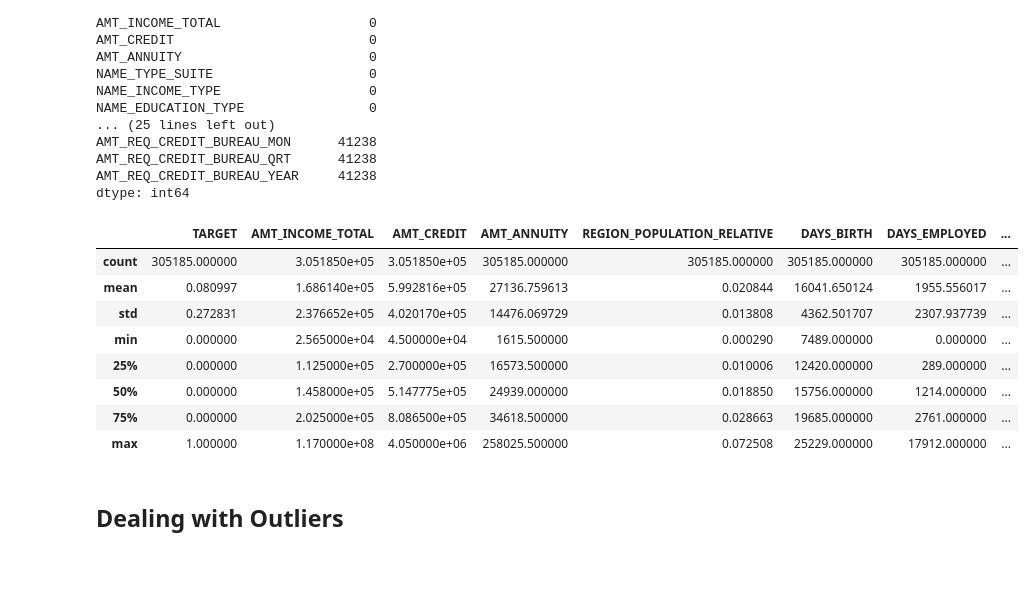
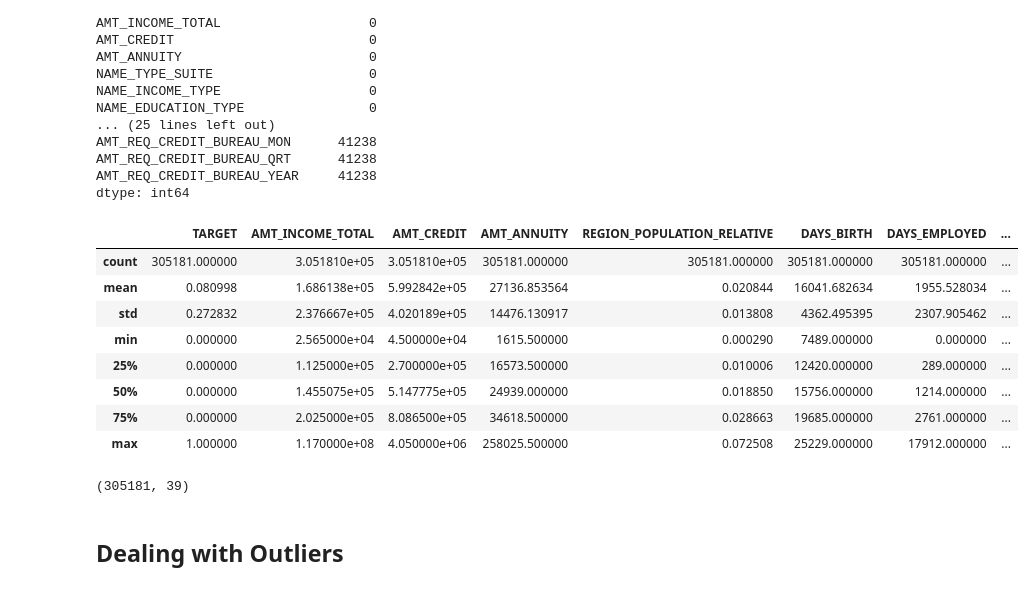
Before and after one commit to Abjaraco/loan_project, a Jupyter notebook: loan_default_EDA.ipynb, the cells around one changed output. Drawn from its saved outputs; the diff is of its cells as text; code cells hidden in the pictures.

```diff
--- a/loan_default_EDA.ipynb
+++ b/loan_default_EDA.ipynb
@@ -1051,14 +1069,14 @@ AMT_REQ_CREDIT_BUREAU_YEAR     41519
 dtype: int64
 # %%
 # dropping NaN rows based on specific columns
-refined_df.dropna(subset=['AMT_ANNUITY'], inplace=True)
+df_dropped.dropna(subset=['AMT_ANNUITY'], inplace=True)
 
-refined_df.dropna(subset=['NAME_TYPE_SUITE'], inplace=True)
+df_dropped.dropna(subset=['NAME_TYPE_SUITE'], inplace=True)
 
-refined_df.dropna(subset=['OBS_60_CNT_SOCIAL_CIRCLE'], inplace=True)
+df_dropped.dropna(subset=['OBS_60_CNT_SOCIAL_CIRCLE'], inplace=True)
 
-refined_df.dropna(subset=['DEF_60_CNT_SOCIAL_CIRCLE'], inplace=True)
+df_dropped.dropna(subset=['DEF_60_CNT_SOCIAL_CIRCLE'], inplace=True)
 
-refined_df.dropna(subset=['DAYS_LAST_PHONE_CHANGE'], inplace=True)
+df_dropped.dropna(subset=['DAYS_LAST_PHONE_CHANGE'], inplace=True)
 # %%
 # viewing the number of null values in each column
@@ -1084,7 +1102,7 @@ AMT_REQ_CREDIT_BUREAU_YEAR     41238
 dtype: int64
 # %%
 # dropping ID column
-refined_df.drop(columns='SK_ID_CURR', inplace=True)
+df_dropped.drop(columns='SK_ID_CURR', inplace=True)
 # %%
 def postive(x):
     if x < 0:
@@ -1095,19 +1113,26 @@ def postive(x):
 neg_col = ['DAYS_EMPLOYED','DAYS_BIRTH', 'DAYS_REGISTRATION', 'DAYS_ID_PUBLISH', 'DAYS_LAST_PHONE_CHANGE']
 
 for col in neg_col:
-    refined_df[col] = refined_df[col].apply(postive)
+    df_dropped[col] = df_dropped[col].apply(postive)
+# %%
+# found 4 random XNA values in gender column
+df_dropped = df_dropped[df_dropped['CODE_GENDER'] != 'XNA']
 # %%
-refined_df.describe()
+df_dropped.describe()
 # %% [output]
 |  | TARGET | AMT_INCOME_TOTAL | AMT_CREDIT | AMT_ANNUITY | REGION_POPULATION_RELATIVE | DAYS_BIRTH | DAYS_EMPLOYED | ... |
-| count | 305185.000000 | 3.051850e+05 | 3.051850e+05 | 305185.000000 | 305185.000000 | 305185.000000 | 305185.000000 | ... |
-| mean | 0.080997 | 1.686140e+05 | 5.992816e+05 | 27136.759613 | 0.020844 | 16041.650124 | 1955.556017 | ... |
-| std | 0.272831 | 2.376652e+05 | 4.020170e+05 | 14476.069729 | 0.013808 | 4362.501707 | 2307.937739 | ... |
+| count | 305181.000000 | 3.051810e+05 | 3.051810e+05 | 305181.000000 | 305181.000000 | 305181.000000 | 305181.000000 | ... |
+| mean | 0.080998 | 1.686138e+05 | 5.992842e+05 | 27136.853564 | 0.020844 | 16041.682634 | 1955.528034 | ... |
+| std | 0.272832 | 2.376667e+05 | 4.020189e+05 | 14476.130917 | 0.013808 | 4362.495395 | 2307.905462 | ... |
 | min | 0.000000 | 2.565000e+04 | 4.500000e+04 | 1615.500000 | 0.000290 | 7489.000000 | 0.000000 | ... |
 | 25% | 0.000000 | 1.125000e+05 | 2.700000e+05 | 16573.500000 | 0.010006 | 12420.000000 | 289.000000 | ... |
-| 50% | 0.000000 | 1.458000e+05 | 5.147775e+05 | 24939.000000 | 0.018850 | 15756.000000 | 1214.000000 | ... |
+| 50% | 0.000000 | 1.455075e+05 | 5.147775e+05 | 24939.000000 | 0.018850 | 15756.000000 | 1214.000000 | ... |
 | 75% | 0.000000 | 2.025000e+05 | 8.086500e+05 | 34618.500000 | 0.028663 | 19685.000000 | 2761.000000 | ... |
 | max | 1.000000 | 1.170000e+08 | 4.050000e+06 | 258025.500000 | 0.072508 | 25229.000000 | 17912.000000 | ... |
+# %%
+df_dropped.shape
+# %% [output]
+(305181, 39)
 # %% [markdown]
 ## Dealing with Outliers
 # %%
```
Also changed, not shown: parts of 12 cells of this notebook, 1 other file.
